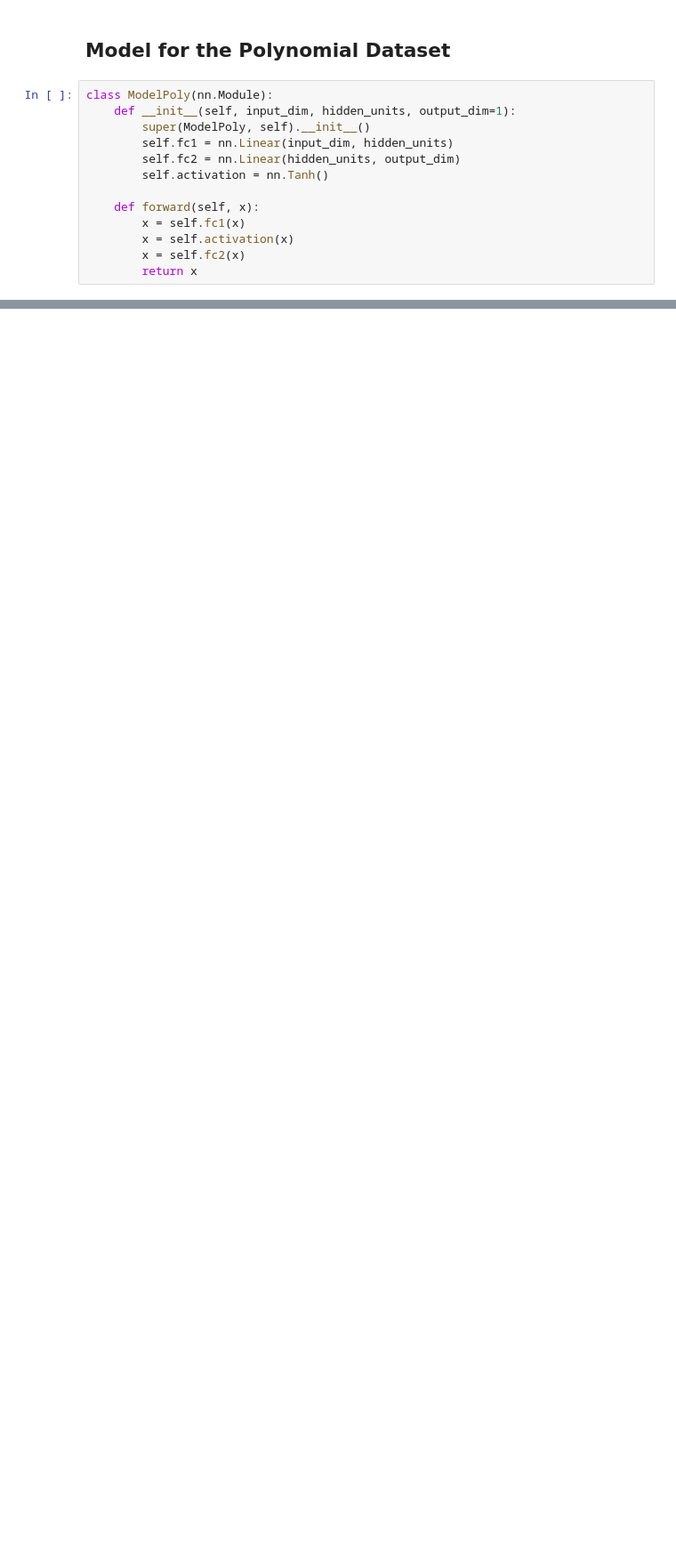
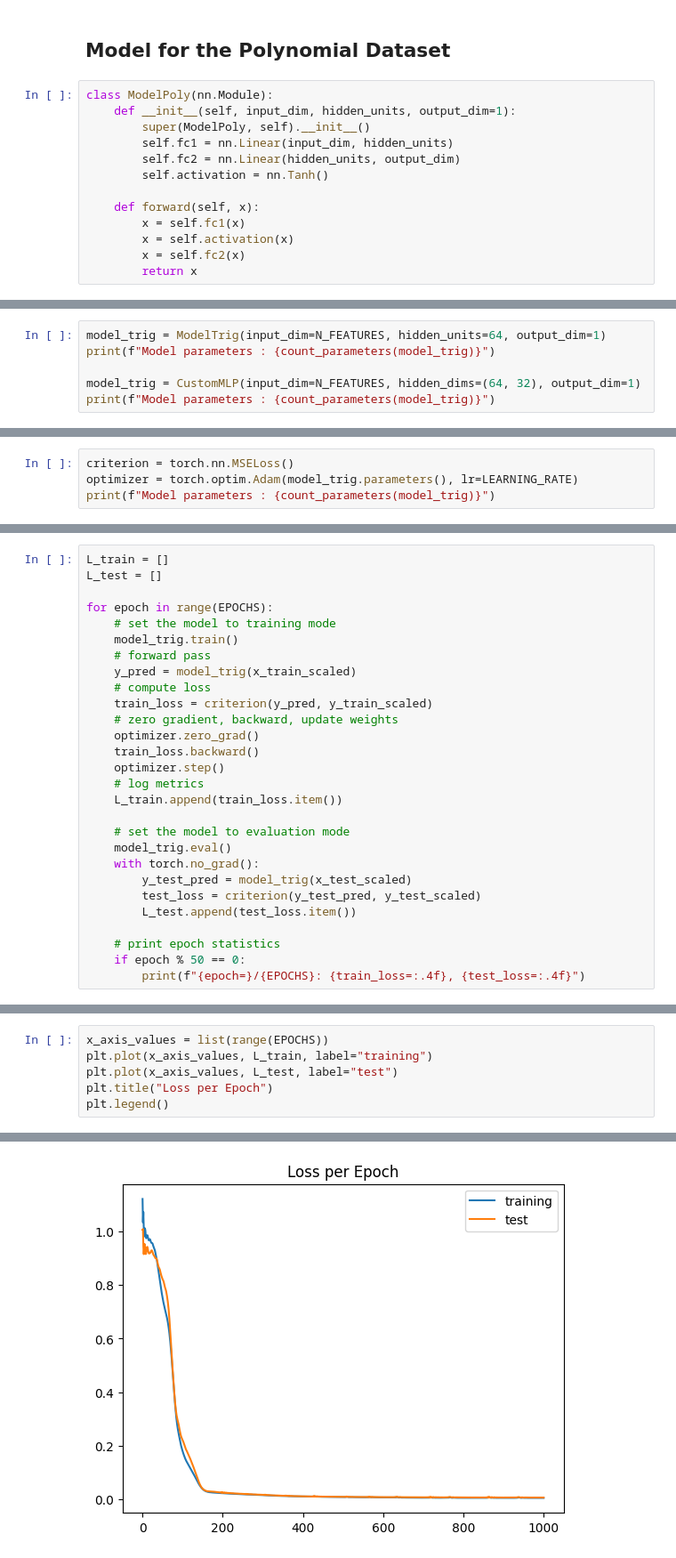
Before and after one commit to Takfes/notes-deep-learning, a Jupyter notebook: Notebooks/08_data_fitting_expertiments.ipynb, the cells around one changed output, grey strips where cells are left out. Shown at 89% size. Drawn from its saved outputs; the diff is of its cells as text; blank space fills up the shorter version.

```diff
--- a/Notebooks/08_data_fitting_expertiments.ipynb
+++ b/Notebooks/08_data_fitting_expertiments.ipynb
@@ -461,0 +532,6 @@ Text(0.5, 1.0, "Errors Diagnostics (Test) - 'Must be Random'")
+# %%
+model_trig = ModelTrig(input_dim=N_FEATURES, hidden_units=64, output_dim=1)
+print(f"Model parameters : {count_parameters(model_trig)}")
+
+model_trig = CustomMLP(input_dim=N_FEATURES, hidden_dims=(64, 32), output_dim=1)
+print(f"Model parameters : {count_parameters(model_trig)}")
@@ -461,0 +639,4 @@ Text(0.5, 1.0, "Errors Diagnostics (Test) - 'Must be Random'")
+# %%
+criterion = torch.nn.MSELoss()
+optimizer = torch.optim.Adam(model_trig.parameters(), lr=LEARNING_RATE)
+print(f"Model parameters : {count_parameters(model_trig)}")
@@ -461,0 +645,28 @@ Text(0.5, 1.0, "Errors Diagnostics (Test) - 'Must be Random'")
+# %%
+L_train = []
+L_test = []
+
+for epoch in range(EPOCHS):
+    # set the model to training mode
+    model_trig.train()
+    # forward pass
+    y_pred = model_trig(x_train_scaled)
+    # compute loss
+    train_loss = criterion(y_pred, y_train_scaled)
+    # zero gradient, backward, update weights
+    optimizer.zero_grad()
+    train_loss.backward()
+    optimizer.step()
+    # log metrics
+    L_train.append(train_loss.item())
+
+    # set the model to evaluation mode
+    model_trig.eval()
+    with torch.no_grad():
+        y_test_pred = model_trig(x_test_scaled)
+        test_loss = criterion(y_test_pred, y_test_scaled)
+        L_test.append(test_loss.item())
+
+    # print epoch statistics
+    if epoch % 50 == 0:
+        print(f"{epoch=}/{EPOCHS}: {train_loss=:.4f}, {test_loss=:.4f}")
@@ -461,0 +691,7 @@ Text(0.5, 1.0, "Errors Diagnostics (Test) - 'Must be Random'")
+# %%
+x_axis_values = list(range(EPOCHS))
+plt.plot(x_axis_values, L_train, label="training")
+plt.plot(x_axis_values, L_test, label="test")
+plt.title("Loss per Epoch")
+plt.legend()
+# %% [output]
@@ -461,0 +699 @@ Text(0.5, 1.0, "Errors Diagnostics (Test) - 'Must be Random'")
+[figure, added]
```
Also changed, not shown: parts of 41 cells of this notebook, 2 other files.
